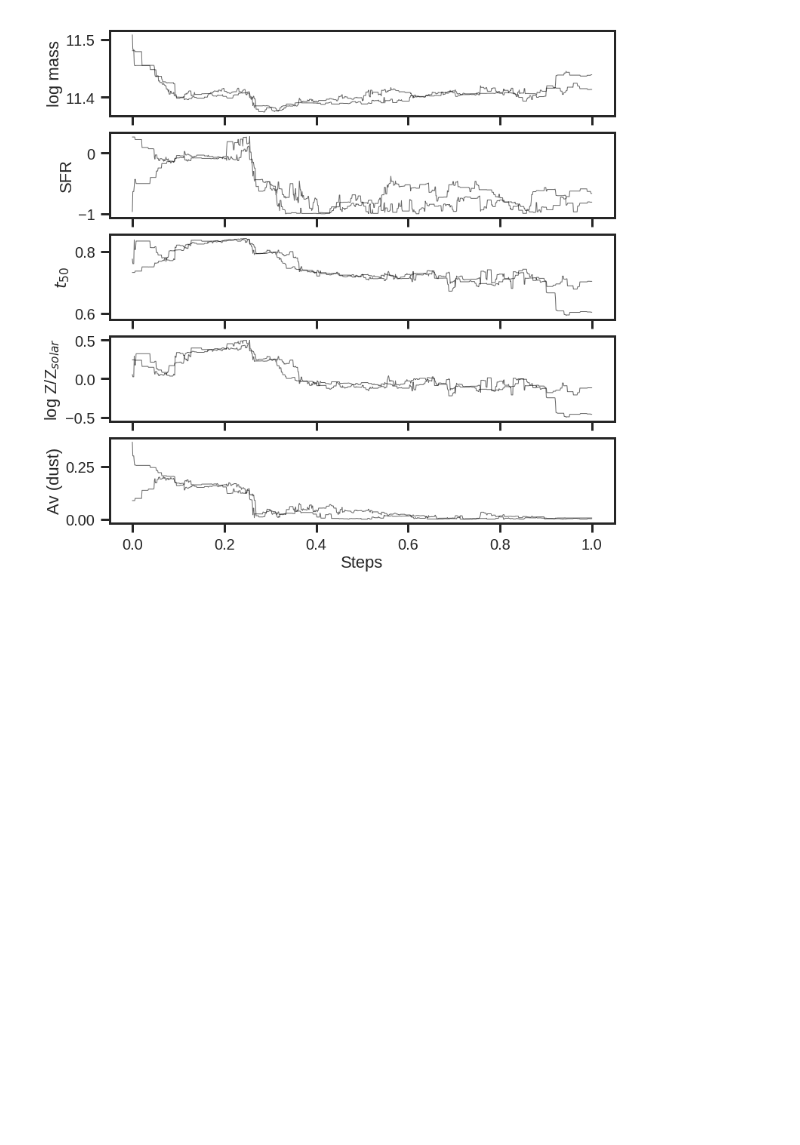
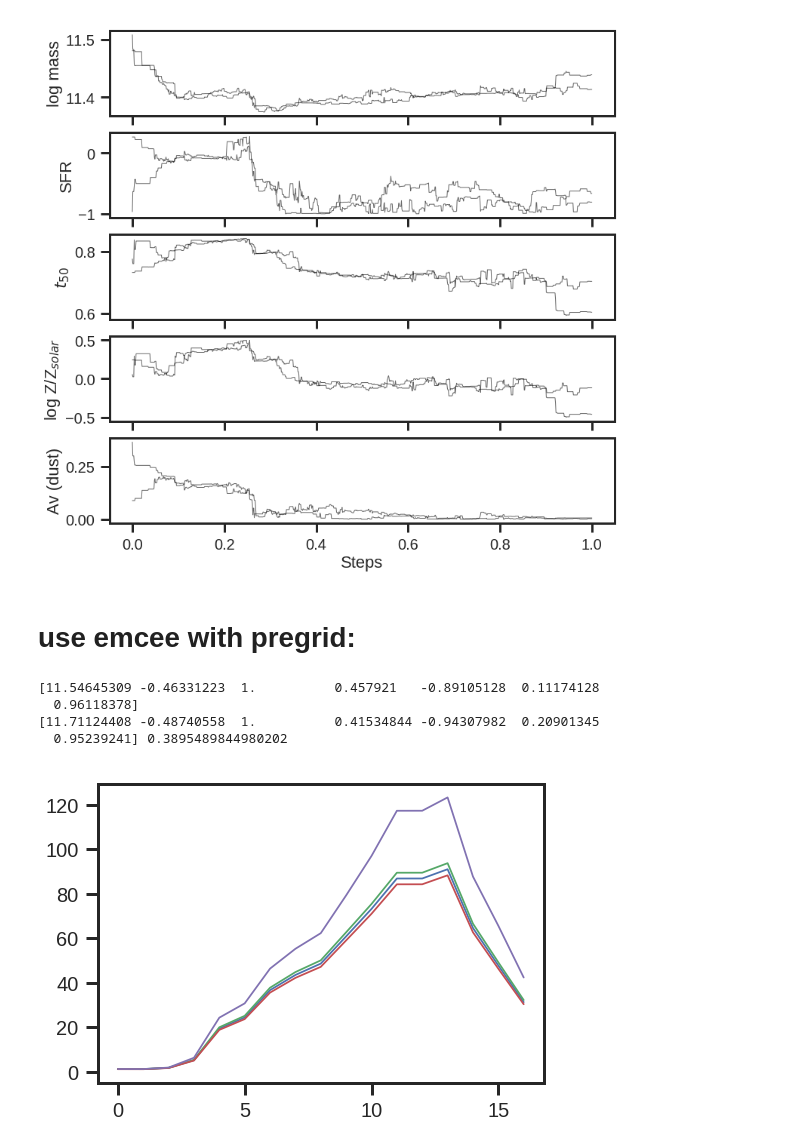
Before and after one commit to kartheikiyer/dense_basis, a Jupyter notebook: test_sed.ipynb, the cells around one changed output. Saved outputs shown, nothing was run; the diff lists cells and outputs as text; code cells hidden in the pictures; blank space fills up the shorter version.

```diff
--- a/test_sed.ipynb
+++ b/test_sed.ipynb
@@ -212,3 +226,5 @@ axes[ndim-1].set_xlabel('Steps');
 plt.show()
 # %% [output]
 [figure]
+# %% [markdown]
+# use emcee with pregrid:
@@ -214,0 +236,48 @@ plt.show()
+# %%
+# load pregrid
+
+def load_pregrid(fname):
+    cat = sio.loadmat(fname)
+    sfh_tuples = cat['rand_sfh_tuples']
+    Av = cat['rand_Av'].ravel()
+    Z = cat['rand_Z'].ravel()
+    z = cat['rand_z'].ravel()
+    seds = cat['rand_seds']
+    return sfh_tuples, Z, Av, z, seds
+
+def find_closest_params(theta, theta_pregrid):
+
+    # theta_pregrid has to be of the shape (Nparams, Npregrid)
+    # theta has to be of the shape (Nparams, 1)
+    dist = np.min(np.sum(np.abs(theta-theta_pregrid),0))
+    index = np.argmin(np.sum(np.abs(theta-theta_pregrid),0))
+    return index, dist
+#     nodes = np.asarray(nodes)
+#     deltas = nodes - node
+#     dist_2 = np.einsum('ij,ij->i', deltas, deltas)
+#     return np.argmin(dist_2)
+
+
+rand_sfh_tuples, rand_Zs, rand_Avs, rand_zs, seds_pregrid = load_pregrid('dense_basis/pregrids/sfh_pregrid_size_10000.mat')
+theta_pregrid = np.vstack((rand_sfh_tuples, rand_Zs, rand_Avs, rand_zs))
+theta_pregrid.shape
+
+temp_theta = np.hstack([rand_sfh_tuple, rand_Z, rand_Av, rand_z])
+print(temp_theta)
+temp_theta = temp_theta.reshape(-1,1)
+
+temp_index, temp_dist = find_closest_params(temp_theta, theta_pregrid)
+print(theta_pregrid[0:,temp_index], temp_dist)
+# %% [output]
+[11.54645309 -0.46331223  1.          0.457921   -0.89105128  0.11174128
+  0.96118378]
+[11.71124408 -0.48740558  1.          0.41534844 -0.94307982  0.20901345
+  0.95239241] 0.3895489844980202
+# %%
+plt.plot(rand_sed)
+plt.plot(rand_sed *1.03)
+plt.plot(rand_sed *0.97)
+plt.plot(seds_pregrid[0:,temp_index])
+plt.show()
+# %% [output]
+[figure, added]
```
Also changed, not shown: parts of 11 cells of this notebook, 2 other files.
